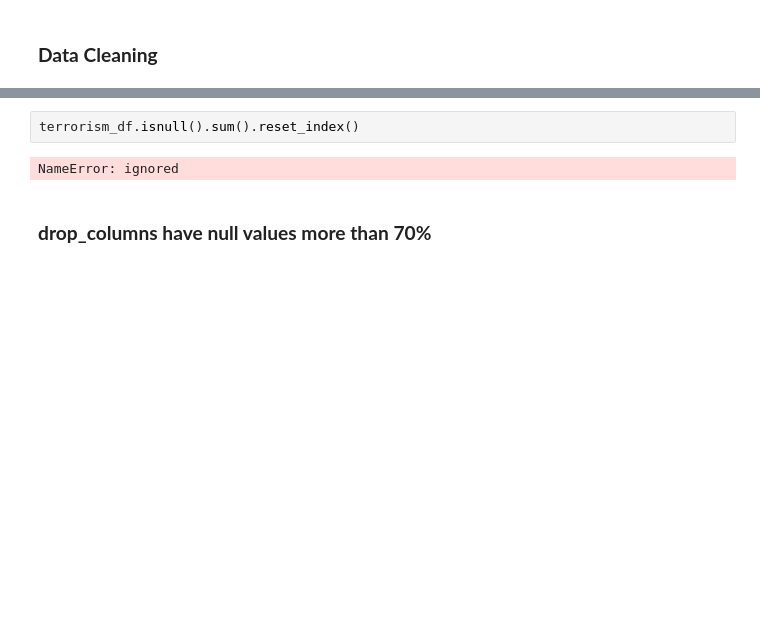
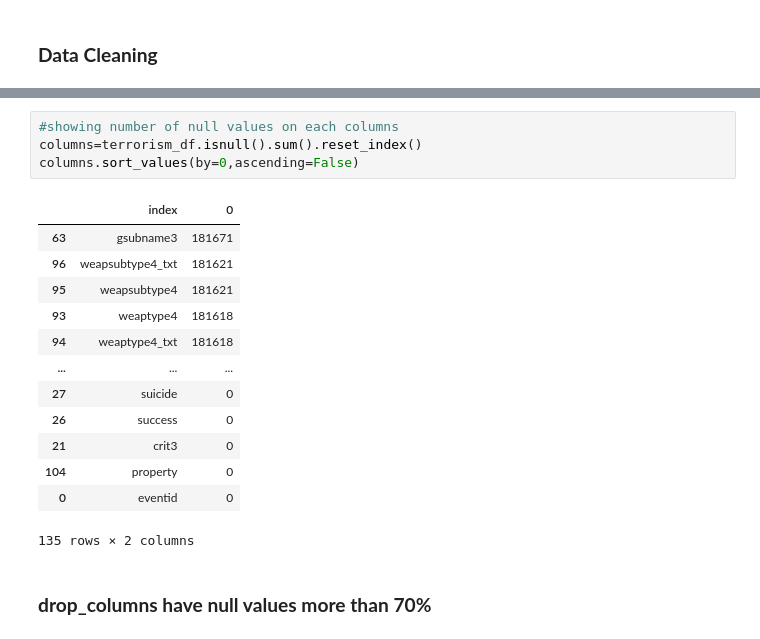
Before and after one commit to vak1997/Global-Terrorism, a Jupyter notebook: Global_Terrorism_Analysis_Capstone_Project.ipynb, the cells around one changed output, grey strips where cells are left out. Drawn from its saved outputs; the diff is of its cells as text; blank space fills up the shorter version.

```diff
--- a/Global_Terrorism_Analysis_Capstone_Project.ipynb
+++ b/Global_Terrorism_Analysis_Capstone_Project.ipynb
@@ -87,7 +101,21 @@ NameError: ignored
-# %%
-terrorism_df.isnull().sum().reset_index()
-# %% [output]
-NameError: ignored
+# %%
+#showing number of null values on each columns
+columns=terrorism_df.isnull().sum().reset_index()
+columns.sort_values(by=0,ascending=False)
+# %% [output]
+|  | index | 0 |
+| 63 | gsubname3 | 181671 |
+| 96 | weapsubtype4_txt | 181621 |
+| 95 | weapsubtype4 | 181621 |
+| 93 | weaptype4 | 181618 |
+| 94 | weaptype4_txt | 181618 |
+| ... | ... | ... |
+| 27 | suicide | 0 |
+| 26 | success | 0 |
+| 21 | crit3 | 0 |
+| 104 | property | 0 |
+| 0 | eventid | 0 |
+135 rows × 2 columns
 # %% [markdown]
 ### **drop_columns have null values more than 70%**
 # %%
```
Also changed, not shown: parts of 24 cells of this notebook.
